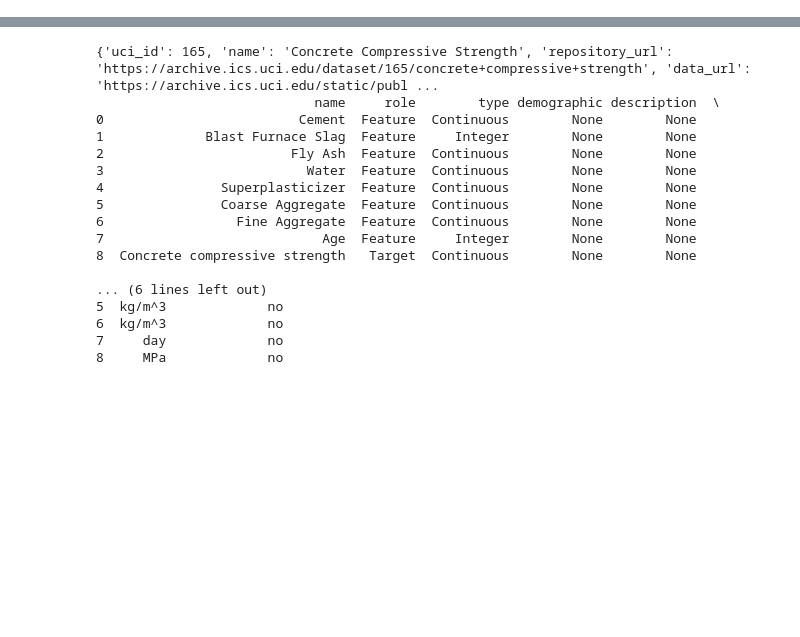
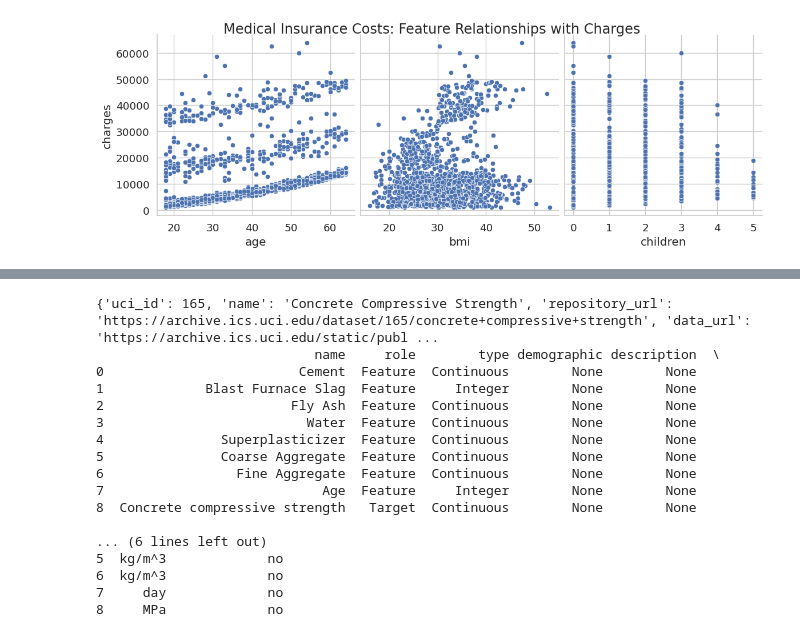
Before and after one commit to jacksoneshbaugh/lambda-linearity-score, a Jupyter notebook: lambda_linearity_score.ipynb, the cells around one changed output, grey strips where cells are left out. Drawn from its saved outputs; the diff is of its cells as text; code cells hidden in the pictures; blank space fills up the shorter version.

```diff
--- a/lambda_linearity_score.ipynb
+++ b/lambda_linearity_score.ipynb
@@ -150,32 +0,0 @@ plt.show()
-# %%
-# Install dependencies as needed:
-# pip install kagglehub[pandas-datasets]
-import kagglehub
-from kagglehub import KaggleDatasetAdapter
-import pandas as pd
-import numpy as np
-from sklearn.model_selection import train_test_split
-from sklearn.preprocessing import StandardScaler, OneHotEncoder
-from sklearn.compose import ColumnTransformer
-from sklearn.pipeline import Pipeline
-import seaborn as sns
-import matplotlib.pyplot as plt
-
-# Set the path to the file you'd like to load
-file_path = "insurance.csv"
-
-# Load the latest version
-df = kagglehub.load_dataset(
-  KaggleDatasetAdapter.PANDAS,
-  "mirichoi0218/insurance",
-  file_path,
-  # Provide any additional arguments like
-  # sql_query or pandas_kwargs. See the
-  # documenation for more information:
-  # https://github.com/Kaggle/kagglehub/blob/main/README.md#kaggledatasetadapterpandas
-)
-
-sns.pairplot(df, x_vars=['age', 'bmi', 'children'], y_vars='charges', height=4, aspect=1, kind='scatter')
-sns.set(style="whitegrid", font_scale=1.2)
-plt.suptitle('Medical Insurance Costs: Feature Relationships with Charges', y=1.02)
-plt.show()
@@ -312,0 +351,14 @@ Requirement already satisfied: six>=1.5 in /usr/local/lib/python3.11/dist-packag
+# %%
+file_path = "insurance.csv"
+
+df = kagglehub.load_dataset(
+  KaggleDatasetAdapter.PANDAS,
+  "mirichoi0218/insurance",
+  file_path)
+
+sns.set(style="whitegrid", font_scale=1.2)
+sns.pairplot(df, x_vars=['age', 'bmi', 'children'], y_vars='charges', height=4, aspect=1, kind='scatter')
+plt.suptitle('Medical Insurance Costs: Feature Relationships with Charges', y=1.02)
+plt.show()
+# %% [output]
+[figure, added]
```
Also changed, not shown: parts of 39 cells of this notebook.
